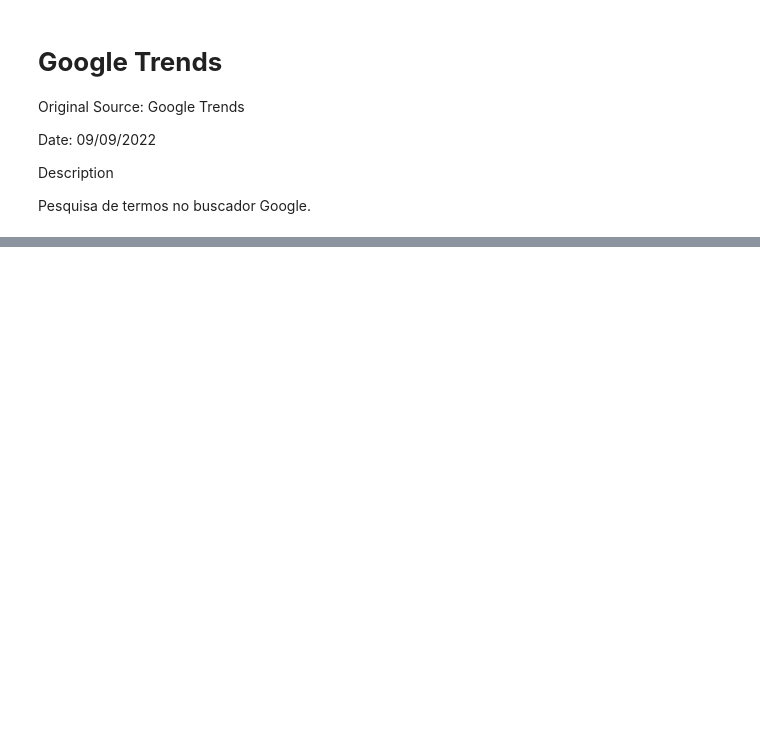
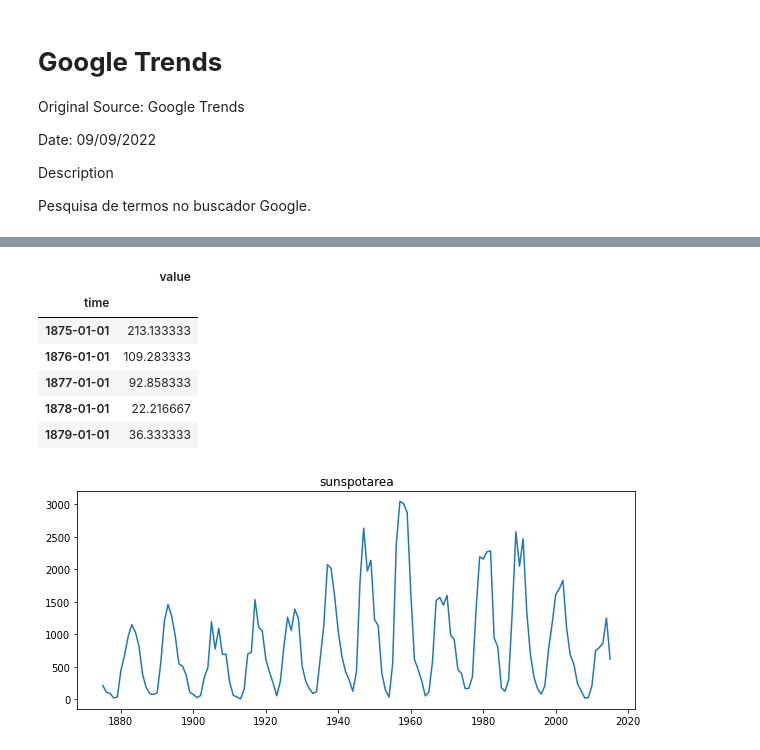
Before and after one commit to Rogerio-mack/Temporal, a Jupyter notebook: data_sources.ipynb, the cells around one changed output, grey strips where cells are left out. Saved outputs shown, nothing was run; the diff lists cells and outputs as text; code cells hidden in the pictures; blank space fills up the shorter version.

```diff
--- a/data_sources.ipynb
+++ b/data_sources.ipynb
@@ -1539,0 +1626,18 @@ plt.show()
+# %%
+url = 'https://vincentarelbundock.github.io/Rdatasets/csv/fpp2/sunspotarea.csv'
+df = pd.read_csv(url, parse_dates=['time'], usecols=['time','value'], index_col=['time'])
+df.index = pd.to_datetime(df.index)
+display(df.head())
+fig, ax = plt.subplots(figsize=(10,4))
+ax.plot(df)
+ax.set_title(url.split('/')[-1].split('.csv')[0])
+plt.show()
+# %% [output]
+|  | value |
+| time |  |
+| 1875-01-01 | 213.133333 |
+| 1876-01-01 | 109.283333 |
+| 1877-01-01 | 92.858333 |
+| 1878-01-01 | 22.216667 |
+| 1879-01-01 | 36.333333 |
+[figure, added]
```
Also changed, not shown: parts of 43 cells of this notebook.
